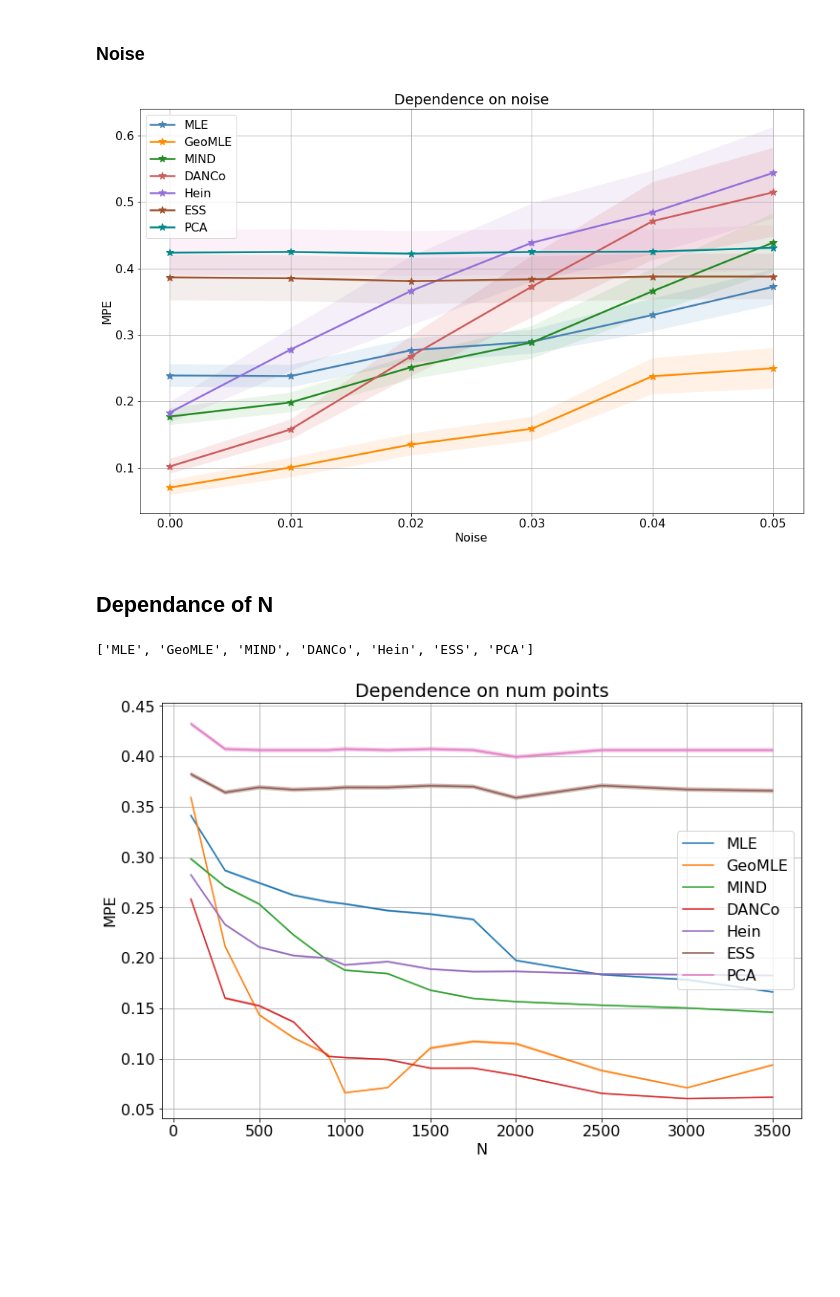
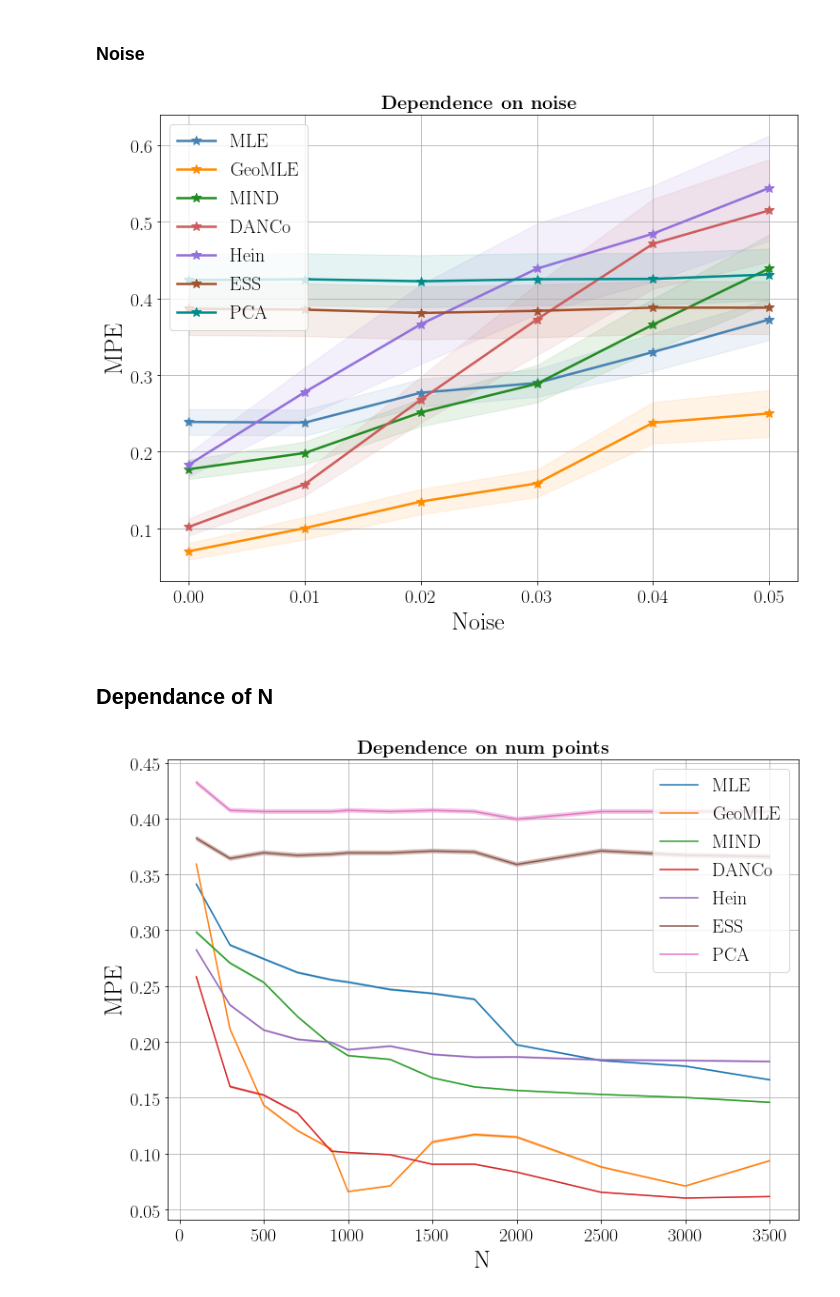
Before and after one commit to stat-ml/GeoMLE, a Jupyter notebook: paper/PlotNtb.ipynb, the cells around one changed output. Drawn from its saved outputs; the diff is of its cells as text; code cells hidden in the pictures; blank space fills up the shorter version.

```diff
--- a/paper/PlotNtb.ipynb
+++ b/paper/PlotNtb.ipynb
@@ -99,7 +112,7 @@ df_int = df_int.round()
 
 errors = df_int[names].sub(df_int['RealDim'], axis=0).values
 # %%
-f, ax = plt.subplots(1, 1, figsize=(12, 8))
+f, ax = plt.subplots(1, 1, figsize=FIG_SIZE)
 nsteps = 2001
 max_tau = 40
 errors_total = abs(errors)
@@ -114,12 +127,12 @@ for cnt, tau in enumerate(taus):
 for i, name in enumerate(names):
     ax.plot(taus, rhos[:,i]/errors_total.shape[0], linewidth=2.5, c = cmap[name], label=name)
 
-ax.set_title('Dolan-More curves')
+ax.set_title(bf('Dolan-More curves'))
 ax.set_ylabel(r'$P_a(\tau)$')
 ax.set_xlabel(r'$\tau$')
 ax.legend()
 ax.grid()
 
-plt.savefig('img/DMcurve.eps')
-plt.savefig('img/DMcurve.png')
+if SAVE_EPS: plt.savefig('img/DMcurve.eps')
+if SAVE_PNG: plt.savefig('img/DMcurve.png', dpi=DPI)
 # %% [output]
@@ -129,23 +140,25 @@ The PostScript backend does not support transparency; partially transparent arti
 # %% [markdown]
 ### Dependancy
+# %%
+file = 'result/result_sphere.csv'
+
+df = pd.read_csv(file)
+dfm = df.groupby(['Dataset', 'Num', 'Dim', 'RealDim']).mean().reset_index()
+dfs = df.groupby(['Dataset', 'Num', 'Dim', 'RealDim']).std().reset_index()
 # %%
-file = 'result/result_sphere.csv'
-
-df = pd.read_csv(file)
-df = df.groupby(['Dataset', 'Num', 'Dim', 'RealDim']).mean().reset_index()
-
-f, ax = plt.subplots(1, 1, figsize=(12, 10))
+f, ax = plt.subplots(1, 1, figsize=FIG_SIZE)
 
 ax.plot(df['RealDim'].values, df['RealDim'].values, 'k--')
 for name in names:
-    ax.plot(df['RealDim'], df[name], label=name, linewidth=2.5, c=cmap[name])
+    ax.plot(dfm['RealDim'], dfm[name], label=name, linewidth=2.5, c=cmap[name])
+#     ax.fill_between(dfm['RealDim'], dfm[name] - dfs[name], dfm[name] + dfs[name], color=cmap[name], alpha=0.1)
 
 ax.grid()
 ax.legend()
-ax.set_title(r'ID estimates for spheres')
+ax.set_title(bf('ID estimates for spheres'))
 ax.set_xlabel(r'True dimension')
 ax.set_ylabel(r'Estimated dimension')
 
-plt.savefig('img/Sphere.eps')
-plt.savefig('img/Sphere.png')
+if SAVE_EPS: plt.savefig('img/Sphere.eps')
+if SAVE_PNG: plt.savefig('img/Sphere.png', dpi=DPI)
 # %% [output]
@@ -158,30 +169,26 @@ The PostScript backend does not support transparency; partially transparent arti
 mpe = pd.read_csv('result/result_noise_mpe.csv')
 std = pd.read_csv('result/result_noise_std.csv')
 # %%
-f, ax = plt.subplots(1, 1, figsize=(16, 10))
+f, ax = plt.subplots(1, 1, figsize=FIG_SIZE)
 
 for name in names:
     ax.plot(mpe['noise'], mpe[name], '-*', ms=10, label=name, c=cmap[name], linewidth=2.5)
-    ax.fill_between(mpe['noise'], mpe[name] - std[name], mpe[name] + std[name], alpha=0.1)
+    ax.fill_between(mpe['noise'], mpe[name] - std[name], mpe[name] + std[name], alpha=0.1, color=cmap[name])
 
 ax.grid()
 ax.legend(loc=2)
-ax.set_title(r'Dependence on noise')
+ax.set_title(bf('Dependence on noise'))
 ax.set_xlabel(r'Noise')
 ax.set_ylabel(r'MPE')
 
 # plt.savefig('Noise.eps')
-plt.savefig('img/Noise.png')
+if SAVE_PNG: plt.savefig('img/Noise.png', dpi=DPI)
 # %% [output]
-[figure, old version]
+[figure, new version]
 # %% [markdown]
 ## Dependance of N
 # %%
 df = pd.read_csv('result/result_num.csv')
-# %%
-names
-# %% [output]
-['MLE', 'GeoMLE', 'MIND', 'DANCo', 'Hein', 'ESS', 'PCA']
 # %%
 dfr = df.round()
 # %%
@@ -192,19 +199,19 @@ n_steps = list(mpe.index)
 mpe = mpe.values
 std = dfr.groupby('Num')[names].std().values / dfr.groupby('Num')[names].count().values
 # %%
-f, ax = plt.subplots(1, 1, figsize=(12, 8))
+f, ax = plt.subplots(1, 1, figsize=FIG_SIZE)
 
 for mpe_i, std_i, name in zip(mpe.T, std.T, names):
     ax.plot(n_steps, mpe_i, label=name)
     ax.fill_between(n_steps, mpe_i-std_i, mpe_i+std_i, alpha=0.4)
 
 ax.grid()
 ax.legend()
-ax.set_title(r'Dependence on num points')
+ax.set_title(bf('Dependence on num points'))
 ax.set_xlabel(r'N')
 ax.set_ylabel(r'MPE')
 
 # plt.savefig('img/Nsteps.eps')
-plt.savefig('img/Nsteps.png')
+if SAVE_PNG: plt.savefig('img/Nsteps.png', dpi=DPI)
 # %% [output]
-[figure, old version]
+[figure, new version]
```
Also changed, not shown: parts of 9 cells of this notebook.
